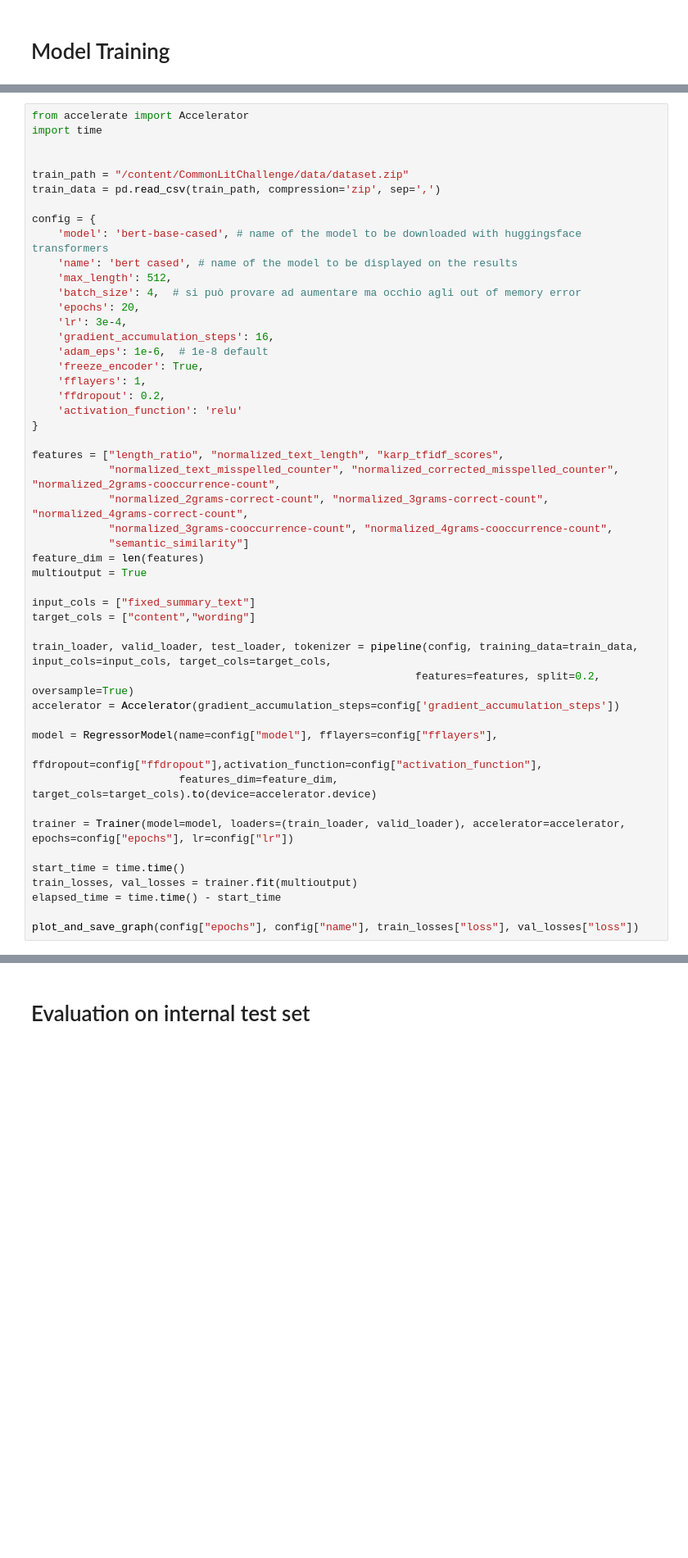
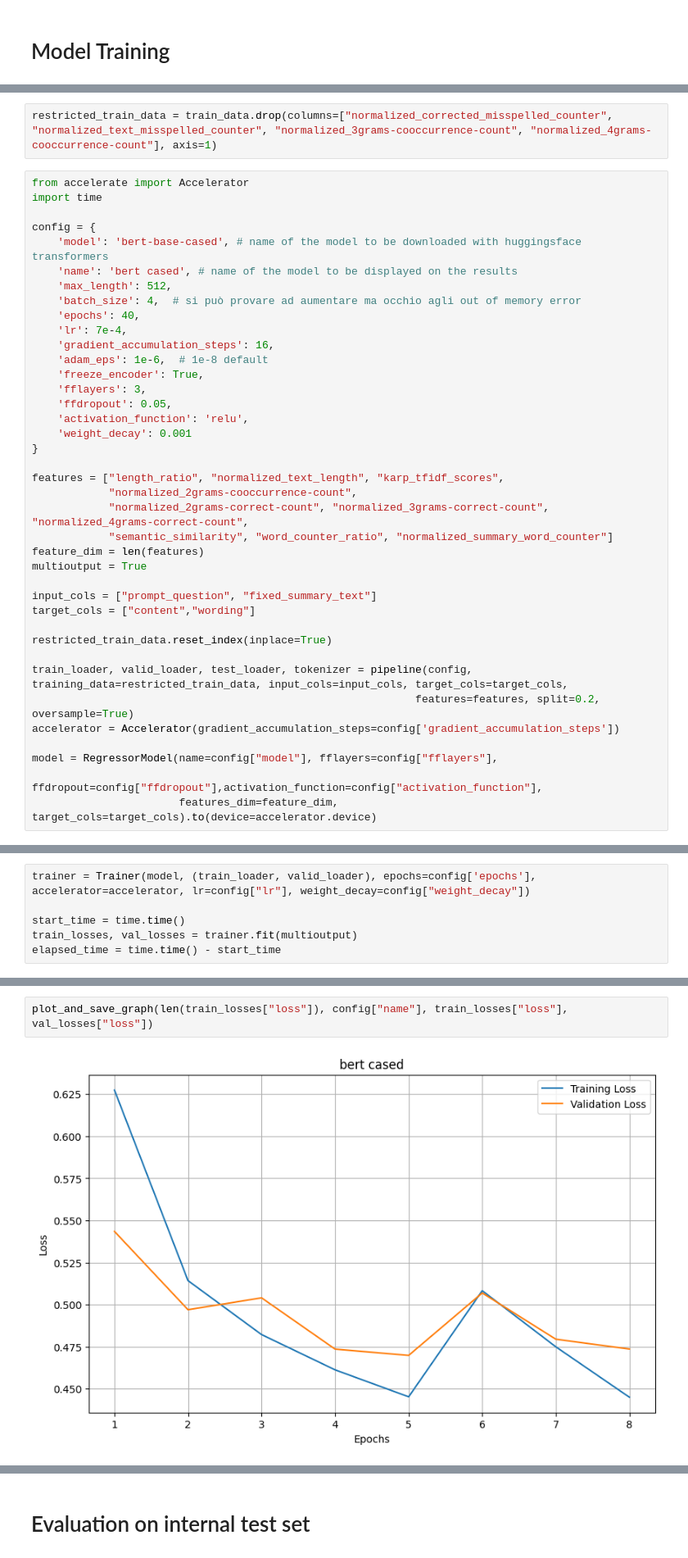
Before and after one commit to Sopralapanca/CommonLitChallenge, a Jupyter notebook: TrainLLM.ipynb, the cells around one changed output, grey strips where cells are left out. Shown at 82% size. Saved outputs shown, nothing was run; the diff lists cells and outputs as text; blank space fills up the shorter version.

```diff
--- a/TrainLLM.ipynb
+++ b/TrainLLM.ipynb
@@ -573,53 +623,45 @@ def plot_and_save_graph(epochs, model_name, train_losses, val_losses, save=False
 
     # Display the plot
     plt.show()
+# %%
+restricted_train_data = train_data.drop(columns=["normalized_corrected_misspelled_counter", "normalized_text_misspelled_counter", "normalized_3grams-cooccurrence-count", "normalized_4grams-cooccurrence-count"], axis=1)
 # %%
 from accelerate import Accelerator
 import time
-
-
-train_path = "/content/CommonLitChallenge/data/dataset.zip"
-train_data = pd.read_csv(train_path, compression='zip', sep=',')
 
 config = {
     'model': 'bert-base-cased', # name of the model to be downloaded with huggingsface transformers
     'name': 'bert cased', # name of the model to be displayed on the results
     'max_length': 512,
     'batch_size': 4,  # si può provare ad aumentare ma occhio agli out of memory error
-    'epochs': 20,
-    'lr': 3e-4,
+    'epochs': 40,
+    'lr': 7e-4,
     'gradient_accumulation_steps': 16,
     'adam_eps': 1e-6,  # 1e-8 default
     'freeze_encoder': True,
-    'fflayers': 1,
-    'ffdropout': 0.2,
-    'activation_function': 'relu'
+    'fflayers': 3,
+    'ffdropout': 0.05,
+    'activation_function': 'relu',
+    'weight_decay': 0.001
 }
 
 features = ["length_ratio", "normalized_text_length", "karp_tfidf_scores",
-            "normalized_text_misspelled_counter", "normalized_corrected_misspelled_counter", "normalized_2grams-cooccurrence-count",
+            "normalized_2grams-cooccurrence-count",
             "normalized_2grams-correct-count", "normalized_3grams-correct-count", "normalized_4grams-correct-count",
-            "normalized_3grams-cooccurrence-count", "normalized_4grams-cooccurrence-count",
-            "semantic_similarity"]
+            "semantic_similarity", "word_counter_ratio", "normalized_summary_word_counter"]
 feature_dim = len(features)
 multioutput = True
 
-input_cols = ["fixed_summary_text"]
+input_cols = ["prompt_question", "fixed_summary_text"]
 target_cols = ["content","wording"]
 
-train_loader, valid_loader, test_loader, tokenizer = pipeline(config, training_data=train_data, input_cols=input_cols, target_cols=target_cols,
+restricted_train_data.reset_index(inplace=True)
+
+train_loader, valid_loader, test_loader, tokenizer = pipeline(config, training_data=restricted_train_data, input_cols=input_cols, target_cols=target_cols,
                                                             features=features, split=0.2, oversample=True)
 accelerator = Accelerator(gradient_accumulation_steps=config['gradient_accumulation_steps'])
 
 model = RegressorModel(name=config["model"], fflayers=config["fflayers"],
                        ffdropout=config["ffdropout"],activation_function=config["activation_function"],
                        features_dim=feature_dim, target_cols=target_cols).to(device=accelerator.device)
-
-trainer = Trainer(model=model, loaders=(train_loader, valid_loader), accelerator=accelerator, epochs=config["epochs"], lr=config["lr"])
-
-start_time = time.time()
-train_losses, val_losses = trainer.fit(multioutput)
-elapsed_time = time.time() - start_time
-
-plot_and_save_graph(config["epochs"], config["name"], train_losses["loss"], val_losses["loss"])
 # %% [output]
@@ -644,0 +669,6 @@ Training completed!
+# %%
+trainer = Trainer(model, (train_loader, valid_loader), epochs=config['epochs'], accelerator=accelerator, lr=config["lr"], weight_decay=config["weight_decay"])
+
+start_time = time.time()
+train_losses, val_losses = trainer.fit(multioutput)
+elapsed_time = time.time() - start_time
@@ -645,3 +689,7 @@ Training completed!
+# %%
+plot_and_save_graph(len(train_losses["loss"]), config["name"], train_losses["loss"], val_losses["loss"])
+# %% [output]
+[figure, added]
 # %%
 training_info = {
         'model-name': config["name"],
```
Also changed, not shown: parts of 16 cells of this notebook.
